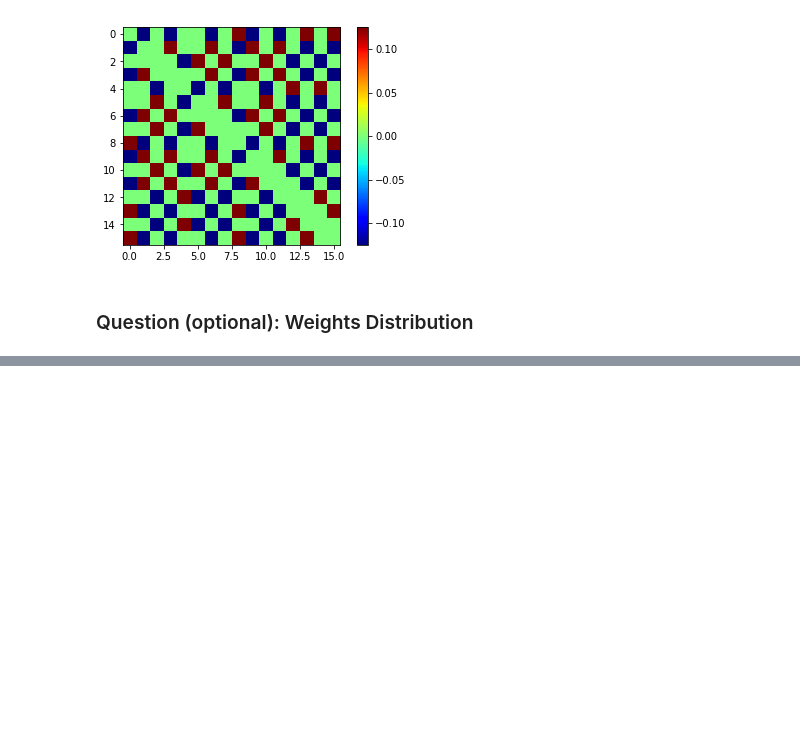
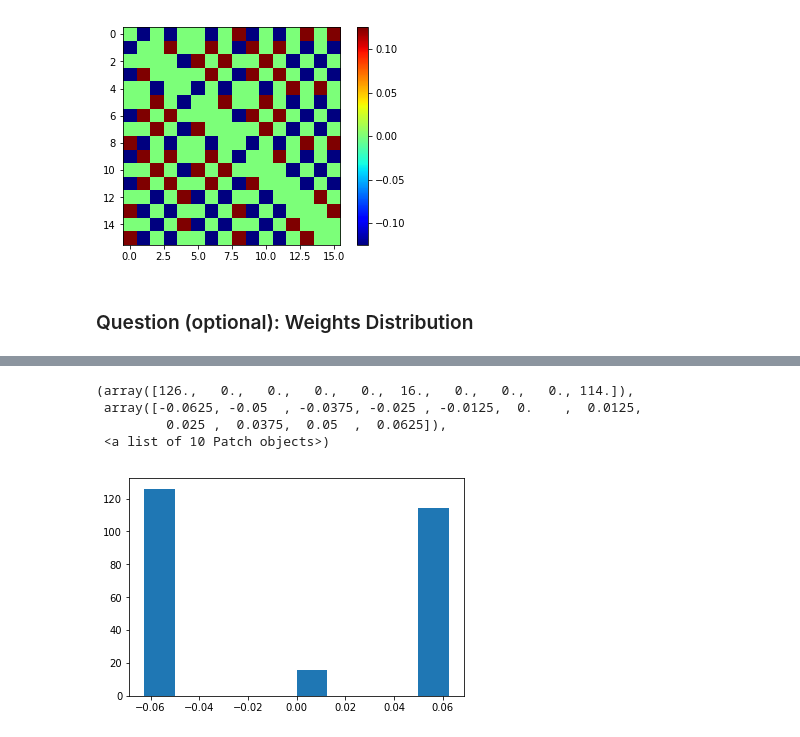
Before and after one commit to disadone/neuronaldynamics-epfl, a Jupyter notebook: neuronaldynamics-book-exercises/8-Hopfield Network model of associative memory.ipynb, the cells around one changed output, grey strips where cells are left out. Saved outputs shown, nothing was run; the diff lists cells and outputs as text; code cells hidden in the pictures; blank space fills up the shorter version.

```diff
--- a/neuronaldynamics-book-exercises/8-Hopfield Network model of associative memory.ipynb
+++ b/neuronaldynamics-book-exercises/8-Hopfield Network model of associative memory.ipynb
@@ -274,7 +310,7 @@ plot_tools.plot_nework_weights(hopfield_network=hopfield_net)
 # object 6,7,8
 pattern_size=4
 # Create a network with N=16 neurons.
-hopfield_net=network.HopfieldNetwork(
+hopfield_net2=network.HopfieldNetwork(
     nr_neurons=pattern_size**2)
 # Create a single 4 by 4 checkerboard pattern.
 factory = pattern_tools.PatternFactory(
@@ -282,9 +318,8 @@ factory = pattern_tools.PatternFactory(
 # Store the checkerboard in the network.
 L_pattern = factory.create_L_pattern()
 pattern_list=[L_pattern]
-hopfield_net.store_patterns(pattern_list)
-hopfield_net.run(nr_steps=100)
-plot_tools.plot_nework_weights(hopfield_network=hopfield_net)
+hopfield_net2.store_patterns(pattern_list)
+plot_tools.plot_nework_weights(hopfield_network=hopfield_net2)
 # %% [output]
 [figure]
 # %%
@@ -310,0 +355,8 @@ plot_tools.plot_nework_weights(hopfield_network=hopfield_net)
+# %%
+plt.hist(hopfield_net2.weights.flatten())
+# %% [output]
+(array([126.,   0.,   0.,   0.,   0.,  16.,   0.,   0.,   0., 114.]),
+ array([-0.0625, -0.05  , -0.0375, -0.025 , -0.0125,  0.    ,  0.0125,
+         0.025 ,  0.0375,  0.05  ,  0.0625]),
+ <a list of 10 Patch objects>)
+[figure, added]
```
Also changed, not shown: parts of 26 cells of this notebook, 4 other files.
